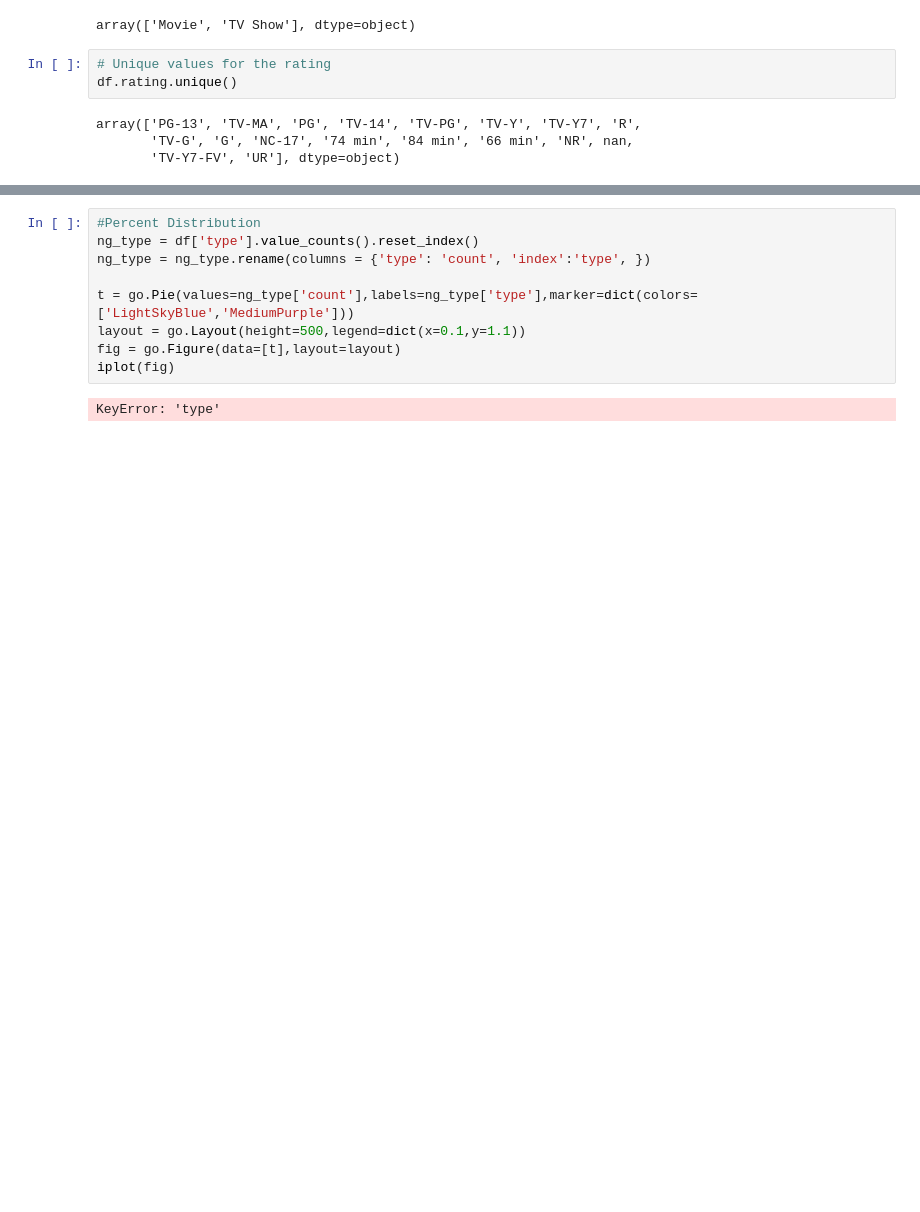
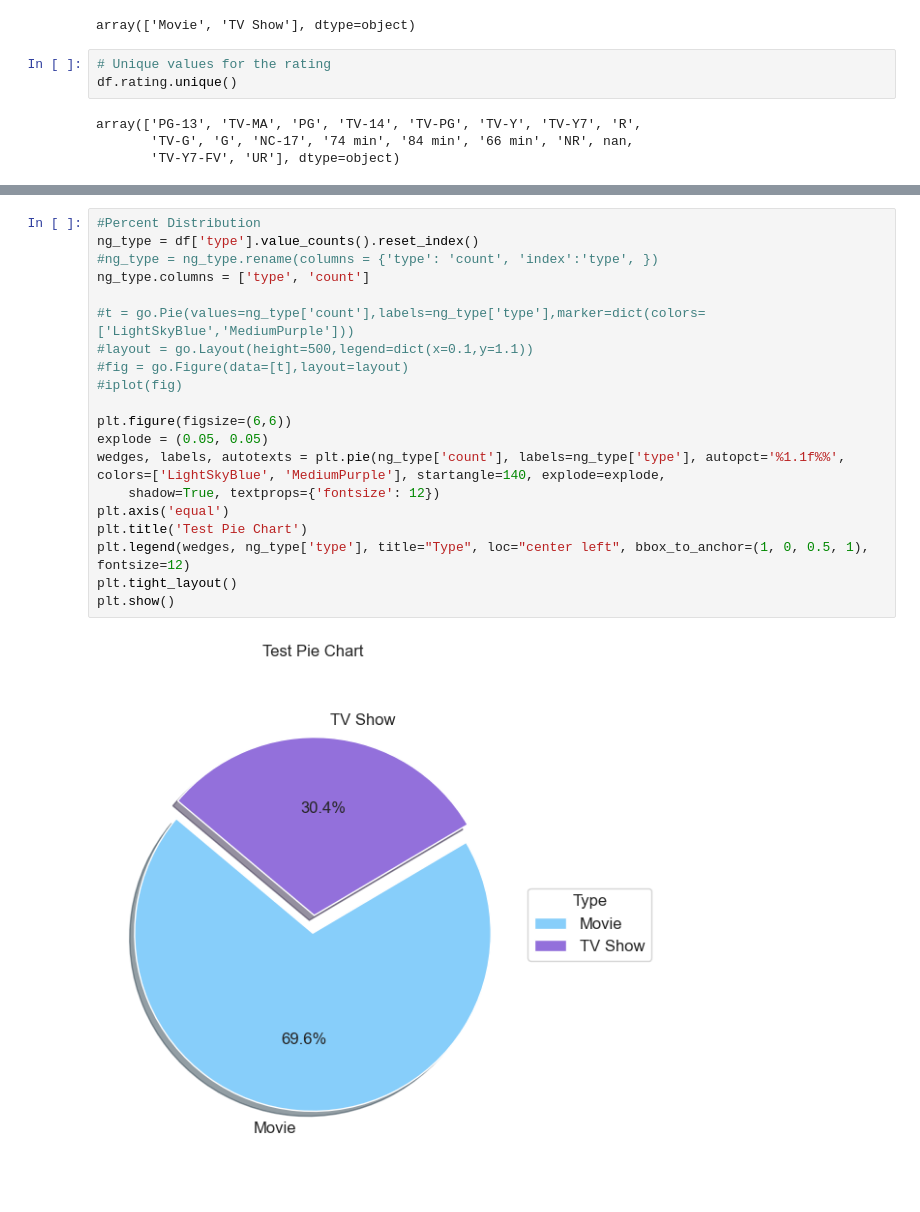
Before and after one commit to YuliiaB82/netflix-analysis, a Jupyter notebook: analysis.ipynb, the cells around one changed output, grey strips where cells are left out. Cells and saved outputs as stored; diff of their text form; blank space fills up the shorter version.

```diff
--- a/analysis.ipynb
+++ b/analysis.ipynb
@@ -128,11 +127,22 @@ Passing `palette` without assigning `hue` is deprecated and will be removed in v
 # %%
 #Percent Distribution
 ng_type = df['type'].value_counts().reset_index()
-ng_type = ng_type.rename(columns = {'type': 'count', 'index':'type', })
+#ng_type = ng_type.rename(columns = {'type': 'count', 'index':'type', })
+ng_type.columns = ['type', 'count']
 
-t = go.Pie(values=ng_type['count'],labels=ng_type['type'],marker=dict(colors=['LightSkyBlue','MediumPurple']))
-layout = go.Layout(height=500,legend=dict(x=0.1,y=1.1))
-fig = go.Figure(data=[t],layout=layout)
-iplot(fig)
+#t = go.Pie(values=ng_type['count'],labels=ng_type['type'],marker=dict(colors=['LightSkyBlue','MediumPurple']))
+#layout = go.Layout(height=500,legend=dict(x=0.1,y=1.1))
+#fig = go.Figure(data=[t],layout=layout)
+#iplot(fig)
+
+plt.figure(figsize=(6,6))
+explode = (0.05, 0.05)
+wedges, labels, autotexts = plt.pie(ng_type['count'], labels=ng_type['type'], autopct='%1.1f%%', colors=['LightSkyBlue', 'MediumPurple'], startangle=140, explode=explode,
+    shadow=True, textprops={'fontsize': 12})
+plt.axis('equal')
+plt.title('Test Pie Chart')
+plt.legend(wedges, ng_type['type'], title="Type", loc="center left", bbox_to_anchor=(1, 0, 0.5, 1), fontsize=12)
+plt.tight_layout()
+plt.show()
 # %% [output]
-KeyError: 'type'
+[figure, added]
```
Also changed, not shown: parts of 3 cells of this notebook.
